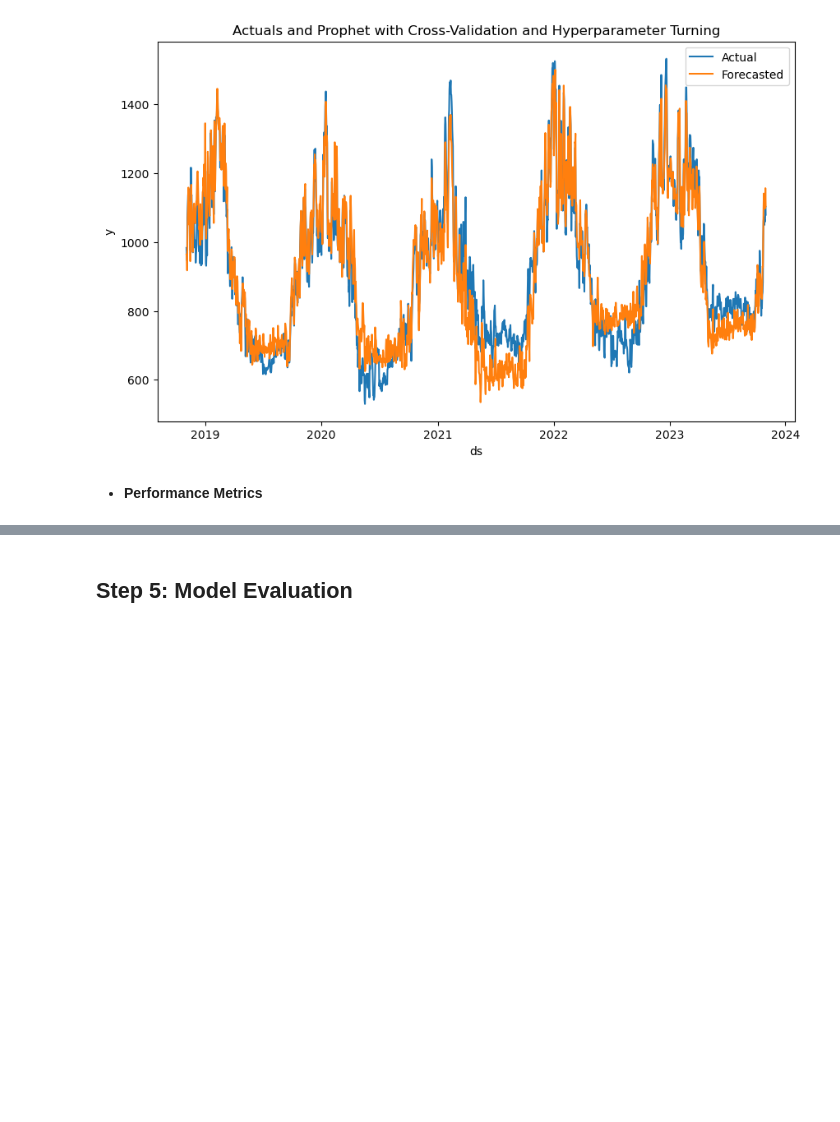
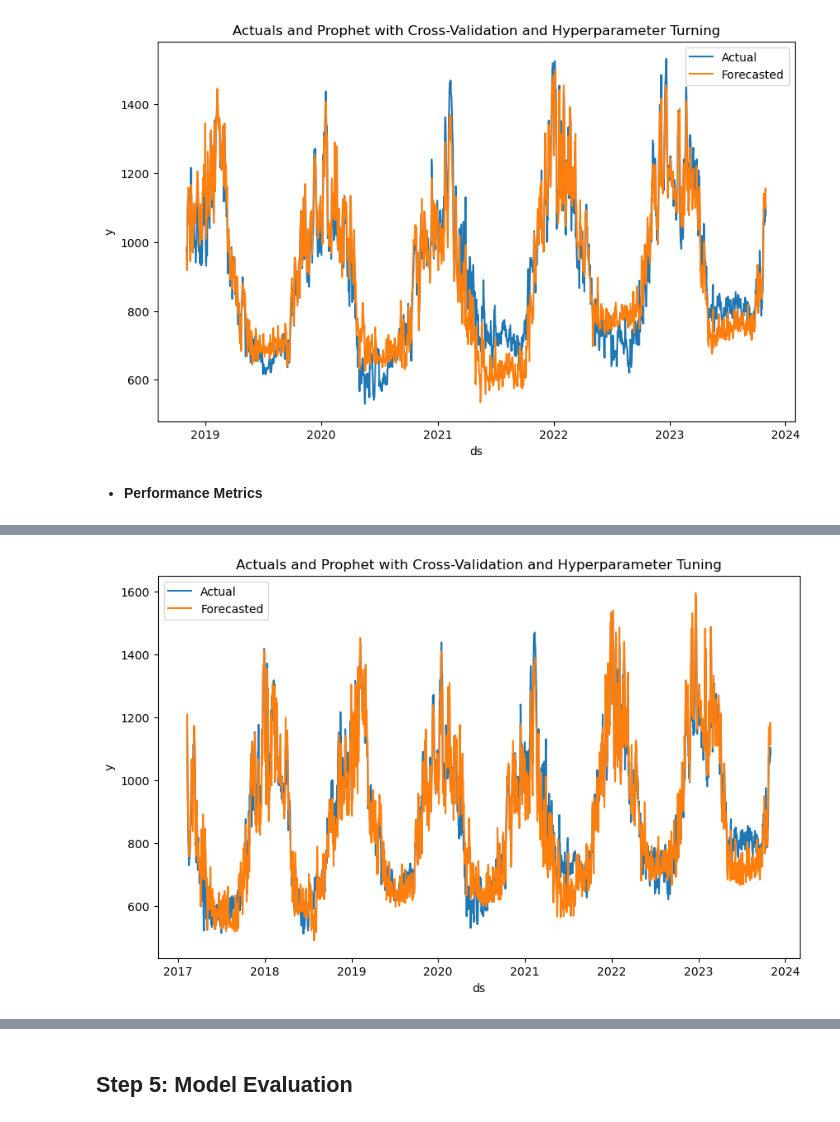
Before and after one commit to Nathan-13/Capstone-Project_Forecasting-Natural-Gas-Demand, a Jupyter notebook: Notebooks/model_building.ipynb, the cells around one changed output, grey strips where cells are left out. Drawn from its saved outputs; the diff is of its cells as text; code cells hidden in the pictures; blank space fills up the shorter version.

Commit message:
Commit modified cross validation

```diff
--- a/Notebooks/model_building.ipynb
+++ b/Notebooks/model_building.ipynb
@@ -330,3 +338,87 @@ Root Mean Squared Error: 74.82
 R-squared: 0.91
 Mean Absolute Percentage Error: 6.23%
 Median Absolute Percentage Error: 4.65%
+# %%
+from sklearn.model_selection import RandomizedSearchCV
+from sklearn.metrics import mean_squared_error, mean_absolute_error, r2_score
+from prophet import Prophet
+from prophet.diagnostics import cross_validation, performance_metrics
+import matplotlib.pyplot as plt
+import numpy as np
+
+class ProphetWrapper(BaseEstimator, RegressorMixin):
+    def __init__(self, interval_width=0.9, yearly_seasonality=True, seasonality_mode='multiplicative', seasonality_prior_scale=10.0, holidays_prior_scale=10.0):
+        self.interval_width = interval_width
+        self.yearly_seasonality = yearly_seasonality
+        self.seasonality_mode = seasonality_mode
+        self.seasonality_prior_scale = seasonality_prior_scale
+        self.holidays_prior_scale = holidays_prior_scale
+        self.model = None
+
+    def fit(self, X, y=None):
+        # Initialize the Prophet model with the given hyperparameters
+        self.model = Prophet(interval_width=self.interval_width, yearly_seasonality=self.yearly_seasonality, seasonality_mode=self.seasonality_mode,
+                             seasonality_prior_scale=self.seasonality_prior_scale, holidays_prior_scale=self.holidays_prior_scale)
+
+        # Add additional regressors
+        for regressor in ['LOWEST_REL_HUMIDITY', 'HIGHEST_REL_HUMIDITY', 'HEATING_DEGREE_DAYS', 'COOLING_DEGREE_DAYS', 'TOTAL_PRECIPITATION',
+                          'LOWEST_TEMPERATURE', 'AVG_TEMPERATURE', 'HIGHEST_TEMPERATURE', 'DIRECTION_MAX_GUST', 'SPEED_MAX_GUST']:
+            self.model.add_regressor(regressor)
+
+        # Fit the model to the data
+        self.model.fit(X)
+
+        return self
+
+    def predict(self, X):
+        # Use the fitted model to make predictions
+        return self.model.predict(X)
+
+# Define parameter grid for hyperparameter tuning
+param_grid = {'interval_width': [0.8, 0.1], 'yearly_seasonality': [True, False], 'seasonality_mode': ['additive', 'multiplicative'],
+              'seasonality_prior_scale': [0.01, 0.1, 1.0, 10.0], 'holidays_prior_scale': [0.01, 0.1, 1.0, 10.0]}
+
+# Instantiate the model
+model = ProphetWrapper()
+
+# Perform grid search to find the best model
+random_search = RandomizedSearchCV(model, param_grid, cv=3, n_jobs=-1, n_iter=100)  # Adjust cv and n_jobs as needed
+random_search.fit(merged_df_mod)
+
+# Print best parameters
+print(f'Best Parameters: {random_search.best_params_}')
+
+# Perform cross-validation with the best model
+df_cv_mp = cross_validation(random_search.best_estimator_.model, initial='1095 days', period='273 days', horizon='273 days')
+
+# Calculate performance metrics
+df_metrics_mp = performance_metrics(df_cv_mp)
+
+# Plotting actuals and forecasted values
+plt.figure(figsize=(10, 6))
+plt.plot(df_cv_mp['ds'], df_cv_mp['y'], label='Actual')
+plt.plot(df_cv_mp['ds'], df_cv_mp['yhat'], label='Forecasted')
+plt.legend()
+plt.xlabel('ds')
+plt.ylabel('y')
+plt.title('Actuals and Prophet with Cross-Validation and Hyperparameter Tuning')
+plt.show()
+
+# Calculate MAE, MSE, RMSE, and R-squared
+mae_mp = mean_absolute_error(df_cv_mp['y'], df_cv_mp['yhat'])
+mse_mp = mean_squared_error(df_cv_mp['y'], df_cv_mp['yhat'])
+rmse_mp = np.sqrt(mse_mp)
+r2_mp = r2_score(df_cv_mp['y'], df_cv_mp['yhat'])
+mape_mp = np.mean(np.abs((df_cv_mp['y'] - df_cv_mp['yhat']) / df_cv_mp['y'])) * 100
+mdape_mp = np.median(np.abs((df_cv_mp['y'] - df_cv_mp['yhat']) / df_cv_mp['y'])) * 100
+
+print(f'Mean Absolute Error: {mae_mp:.2f}')
+print(f'Mean Squared Error: {mse_mp:.2f}')
+print(f'Root Mean Squared Error: {rmse_mp:.2f}')
+print(f'R-squared: {r2_mp:.2f}')
+print(f'Mean Absolute Percentage Error: {mape_mp:.2f}%')
+print(f'Median Absolute Percentage Error: {mdape_mp:.2f}%')
+
+# Save the best model for future use
+#joblib.dump(grid.best_estimator_.model, 'best_model.pkl')
+# %% [output]
@@ -332,0 +446 @@ Median Absolute Percentage Error: 4.65%
+[figure, added]
```
Also changed, not shown: parts of 14 cells of this notebook, 1 other file.
